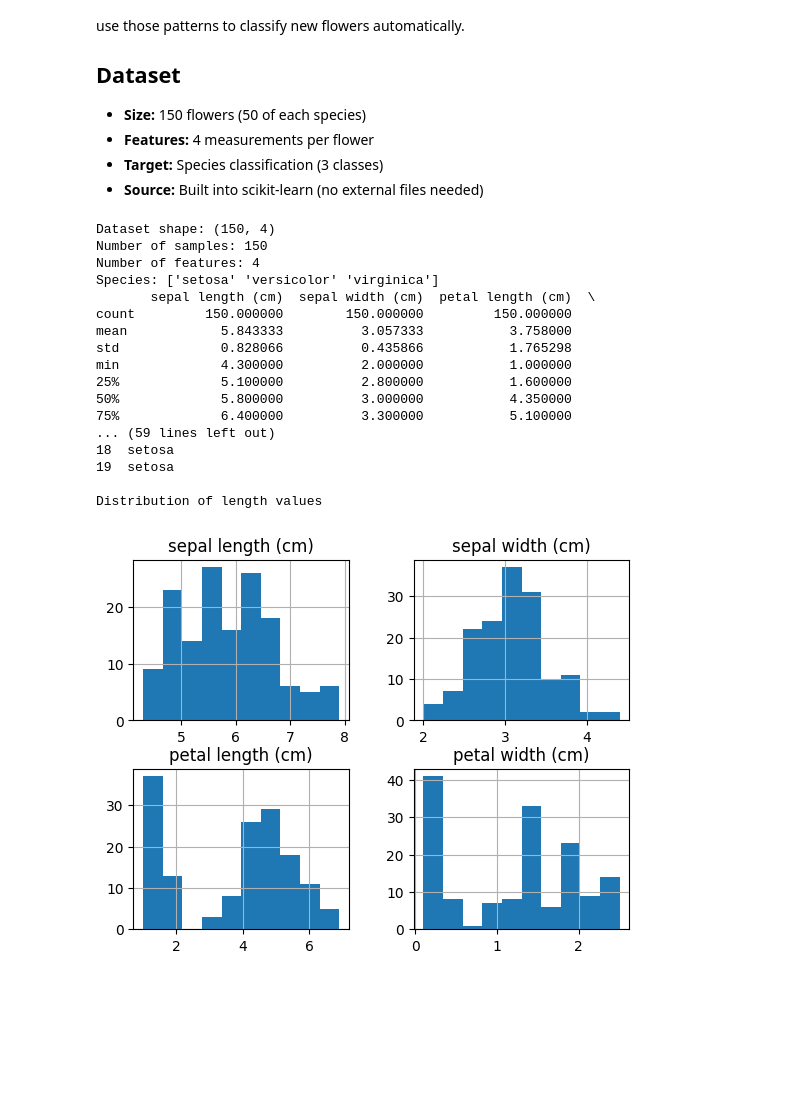
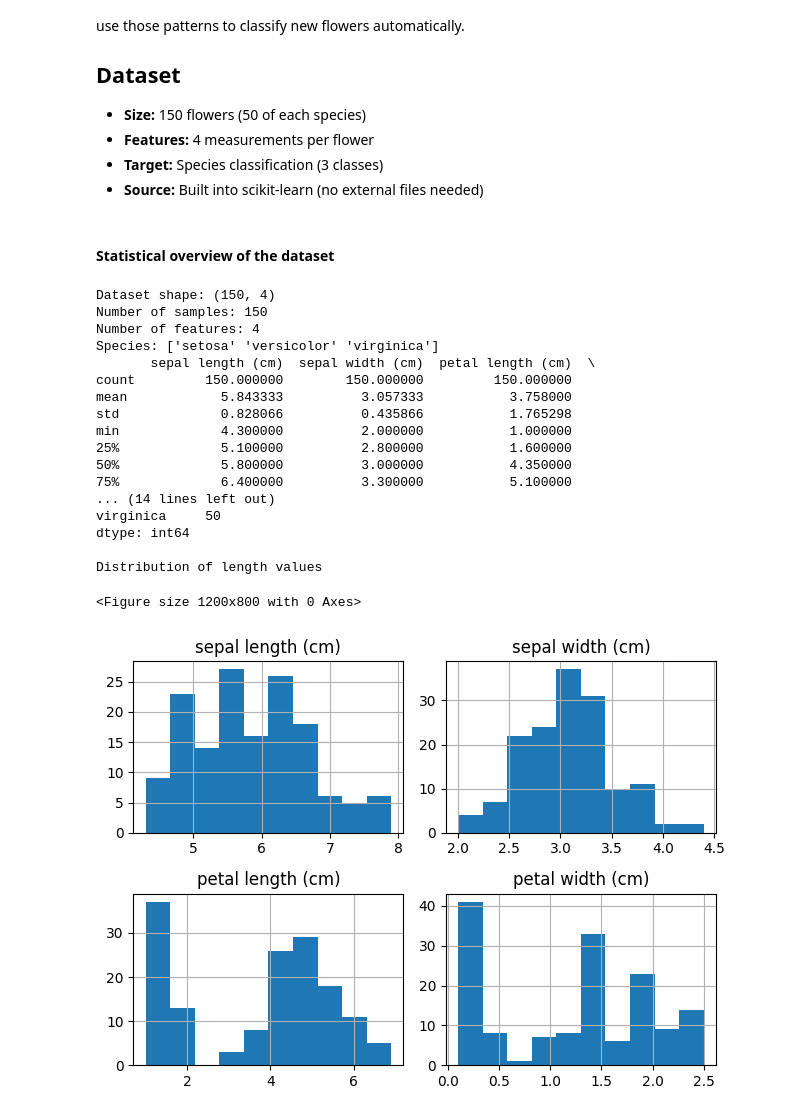
Before and after one commit to rbrands/python-playground, a Jupyter notebook: notebooks/machine_learning_iris_flowers.ipynb, the cells around one changed output. Cells and saved outputs as stored; diff of their text form; code cells hidden in the pictures; blank space fills up the shorter version.

Commit message:
Description of dataset in nortebook

```diff
--- a/notebooks/machine_learning_iris_flowers.ipynb
+++ b/notebooks/machine_learning_iris_flowers.ipynb
@@ -24,6 +24,8 @@ Instead of manually creating rules, we'll let the model **learn patterns** from
 - **Features:** 4 measurements per flower
 - **Target:** Species classification (3 classes)
 - **Source:** Built into scikit-learn (no external files needed)
+# %% [markdown]
+#### Statistical overview of the dataset
 # %%
 # Import required libraries
 import pandas as pd
@@ -41,36 +43,37 @@ y = iris.target    # Labels: species (0, 1, or 2)
 
 # Create a DataFrame for better visualization
 df = pd.DataFrame(X, columns=iris.feature_names)
 df['species'] = iris.target_names[y]
 
 # Display basic information
 print(f"Dataset shape: {X.shape}")
 print(f"Number of samples: {len(X)}")
 print(f"Number of features: {X.shape[1]}")
 print(f"Species: {iris.target_names}")
 print(df.describe())
 print(df.groupby('species').size())
-print("\nFirst 20 rows:")
-print(df.head(20))
 print("\nDistribution of length values")
+plt.figure(figsize=(12, 8))
 df.hist()
+plt.tight_layout()
 plt.show()
 # %% [output]
 Dataset shape: (150, 4)
 Number of samples: 150
 Number of features: 4
 Species: ['setosa' 'versicolor' 'virginica']
        sepal length (cm)  sepal width (cm)  petal length (cm)  \
 count         150.000000        150.000000         150.000000
 mean            5.843333          3.057333           3.758000
 std             0.828066          0.435866           1.765298
 min             4.300000          2.000000           1.000000
 25%             5.100000          2.800000           1.600000
 50%             5.800000          3.000000           4.350000
 75%             6.400000          3.300000           5.100000
-... (59 lines left out)
-18  setosa
-19  setosa
+... (14 lines left out)
+virginica     50
+dtype: int64
 
 Distribution of length values
+<Figure size 1200x800 with 0 Axes>
-[figure, old version]
+[figure, new version]
```
Also changed, not shown: parts of 2 cells of this notebook, 1 other file.
